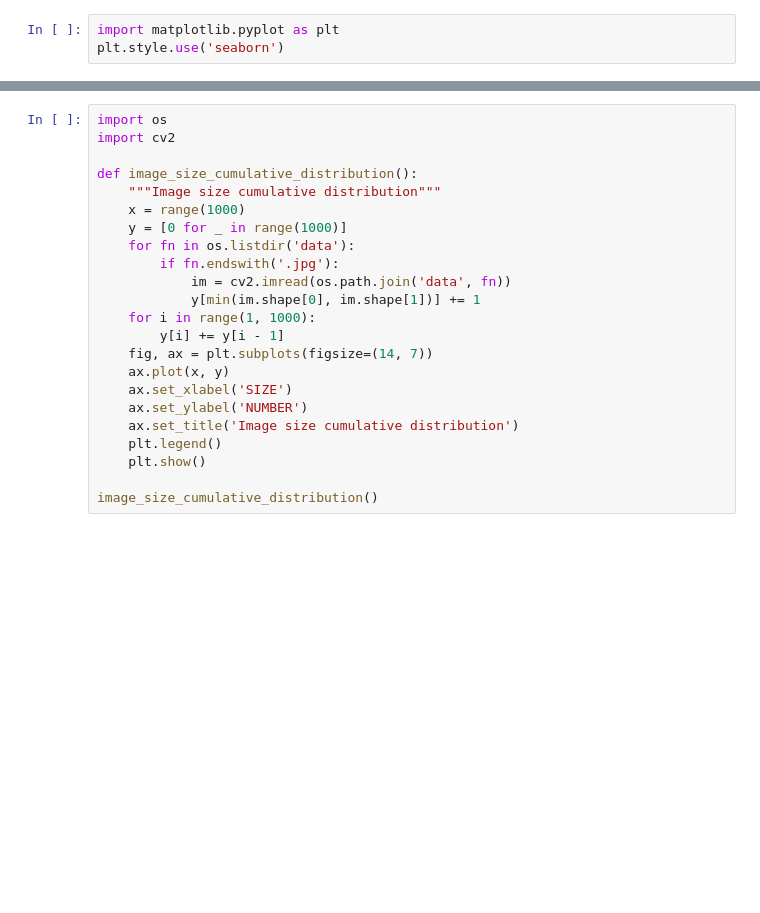
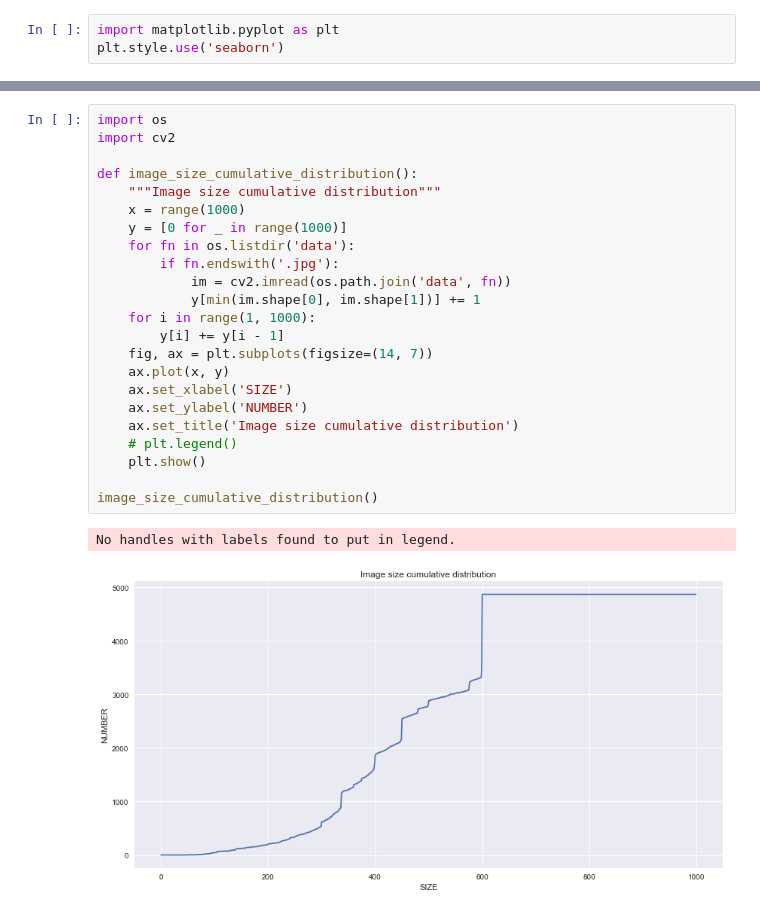
Before and after one commit to liyunfan1223/multimodal-sentiment-analysis, a Jupyter notebook: figs.ipynb, the cells around one changed output, grey strips where cells are left out. Cells and saved outputs as stored; diff of their text form; blank space fills up the shorter version.

```diff
--- a/figs.ipynb
+++ b/figs.ipynb
@@ -152,26 +165,29 @@ tag_distribution()
 # %%
 import os
 import cv2
 
 def image_size_cumulative_distribution():
     """Image size cumulative distribution"""
     x = range(1000)
     y = [0 for _ in range(1000)]
     for fn in os.listdir('data'):
         if fn.endswith('.jpg'):
             im = cv2.imread(os.path.join('data', fn))
             y[min(im.shape[0], im.shape[1])] += 1
     for i in range(1, 1000):
         y[i] += y[i - 1]
     fig, ax = plt.subplots(figsize=(14, 7))
     ax.plot(x, y)
     ax.set_xlabel('SIZE')
     ax.set_ylabel('NUMBER')
     ax.set_title('Image size cumulative distribution')
-    plt.legend()
+    # plt.legend()
     plt.show()
 
 image_size_cumulative_distribution()
+# %% [output]
+No handles with labels found to put in legend.
+[figure, added]
 # %%
 import os
 
```
Also changed, not shown: parts of 8 cells of this notebook.
